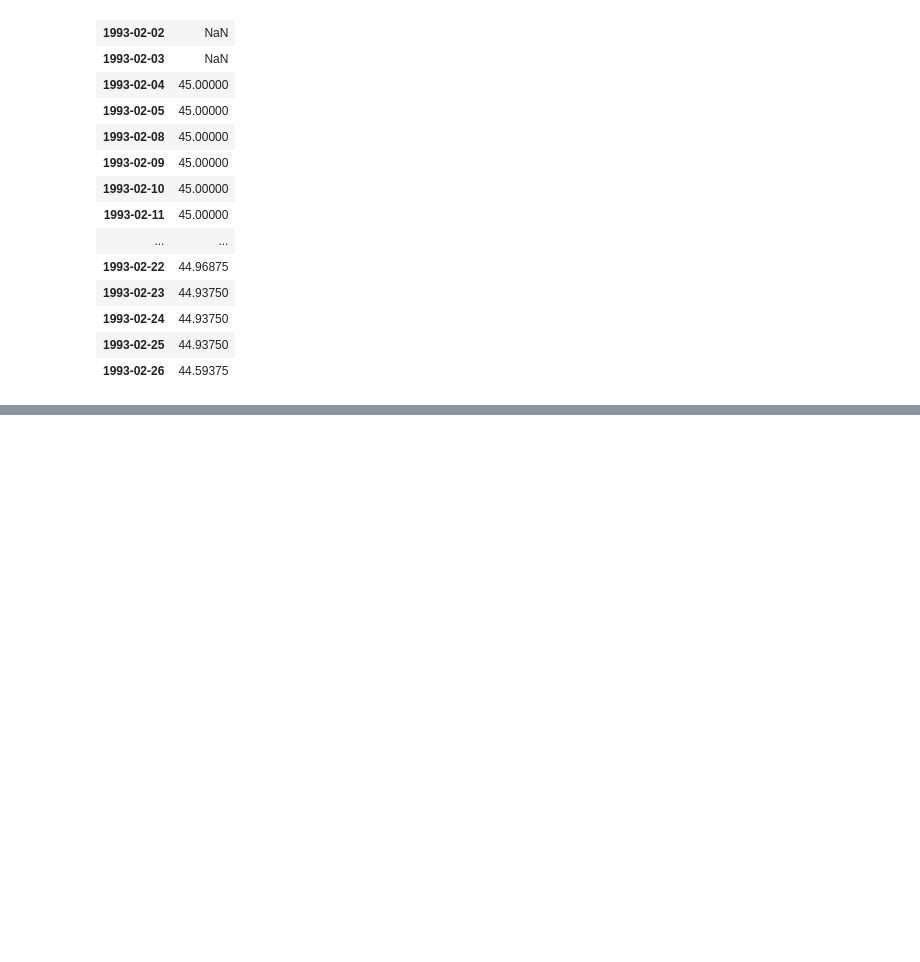
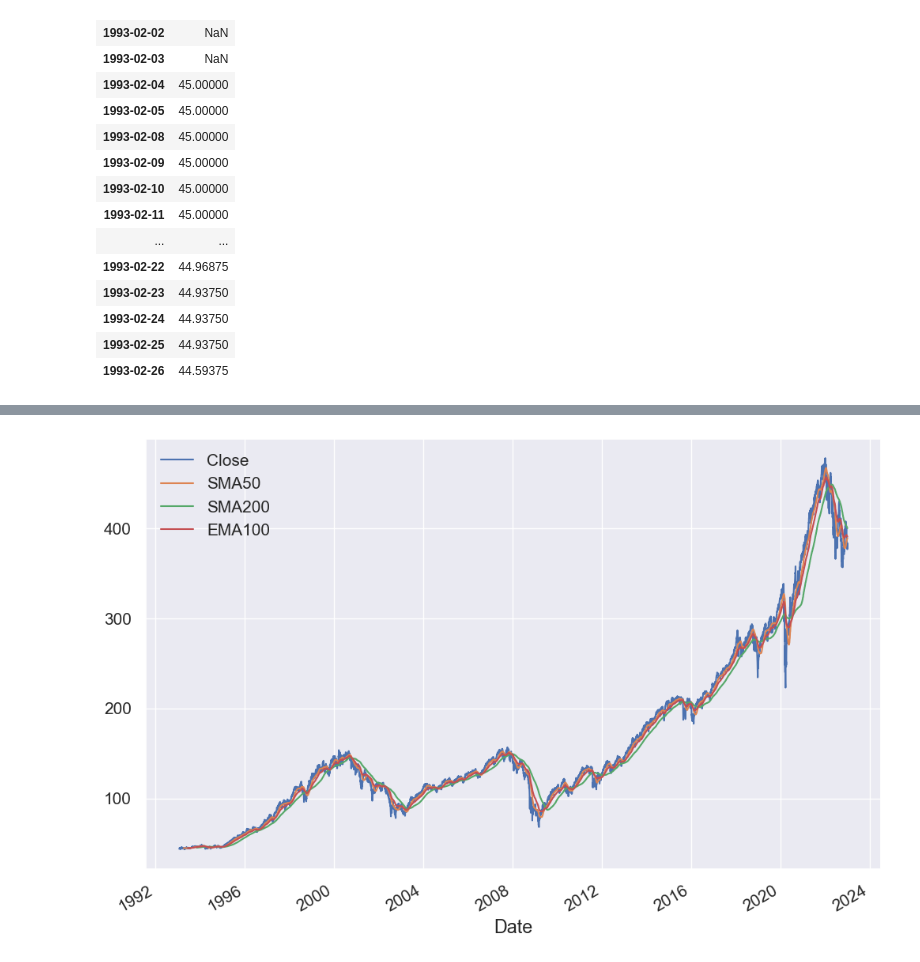
Before and after one commit to PeterLP123/Finance, a Jupyter notebook: Finance1.ipynb, the cells around one changed output, grey strips where cells are left out. Saved outputs shown, nothing was run; the diff lists cells and outputs as text; code cells hidden in the pictures; blank space fills up the shorter version.

Commit message:
Exponential average

```diff
--- a/Finance1.ipynb
+++ b/Finance1.ipynb
@@ -910,0 +935,4 @@ plt.show()
+# %%
+#Exponential Weighted Moving Average
+spy["EMA100"]=spy.Close.ewm(span=100,min_periods=100).mean()
+spy
@@ -910,0 +954,6 @@ plt.show()
+# %%
+spy.plot(figsize=(12,8),fontsize=15)
+plt.legend(loc="upper left",fontsize=15)
+plt.show()
+# %% [output]
+[figure, added]
```
Also changed, not shown: parts of 21 cells of this notebook.
